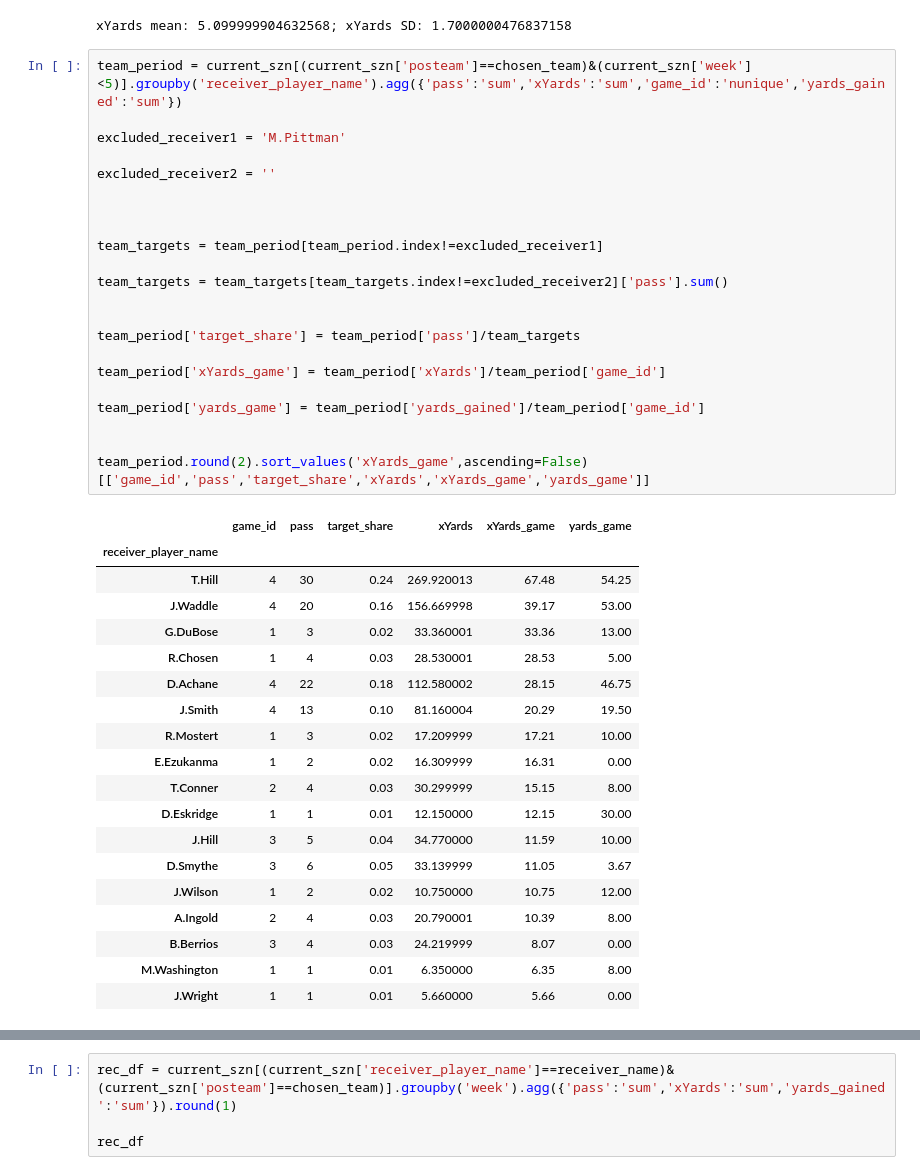
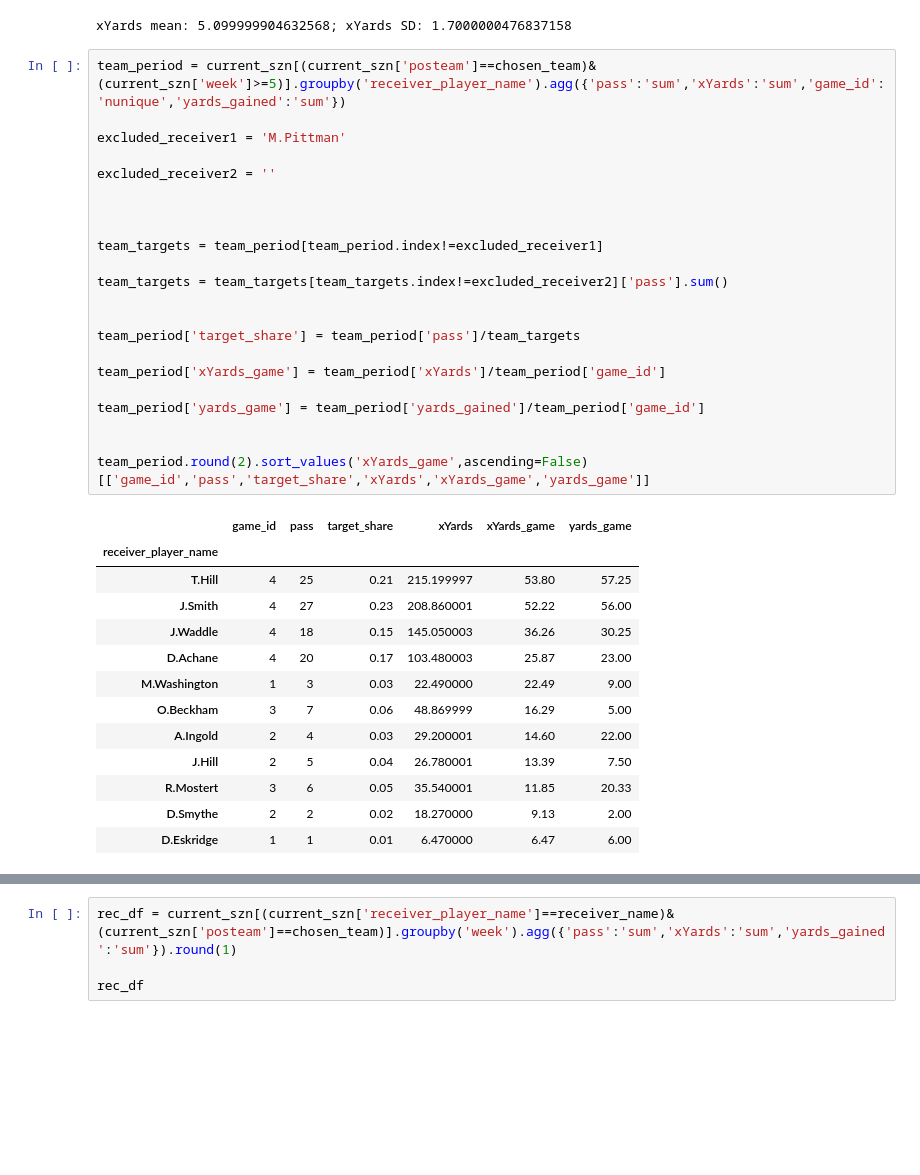
Before and after one commit to SalCacciatore/pro_football_analyzer, a Jupyter notebook: Receiving_Yards_Predictor/receiver_sim.ipynb, the cells around one changed output, grey strips where cells are left out. Drawn from its saved outputs; the diff is of its cells as text; blank space fills up the shorter version.

```diff
--- a/Receiving_Yards_Predictor/receiver_sim.ipynb
+++ b/Receiving_Yards_Predictor/receiver_sim.ipynb
@@ -250,47 +250,41 @@ print(f'xYards mean: {xYardsmean.round(1)}; xYards SD: {xYards_sd.round(1)}')
 # %% [output]
 xYards mean: 5.099999904632568; xYards SD: 1.7000000476837158
 # %%
-team_period = current_szn[(current_szn['posteam']==chosen_team)&(current_szn['week']<5)].groupby('receiver_player_name').agg({'pass':'sum','xYards':'sum','game_id':'nunique','yards_gained':'sum'})
+team_period = current_szn[(current_szn['posteam']==chosen_team)&(current_szn['week']>=5)].groupby('receiver_player_name').agg({'pass':'sum','xYards':'sum','game_id':'nunique','yards_gained':'sum'})
 
 excluded_receiver1 = 'M.Pittman'
 
 excluded_receiver2 = ''
 
 
 
 team_targets = team_period[team_period.index!=excluded_receiver1]
 
 team_targets = team_targets[team_targets.index!=excluded_receiver2]['pass'].sum()
 
 
 team_period['target_share'] = team_period['pass']/team_targets
 
 team_period['xYards_game'] = team_period['xYards']/team_period['game_id']
 
 team_period['yards_game'] = team_period['yards_gained']/team_period['game_id']
 
 
 team_period.round(2).sort_values('xYards_game',ascending=False)[['game_id','pass','target_share','xYards','xYards_game','yards_game']]
 # %% [output]
 |  | game_id | pass | target_share | xYards | xYards_game | yards_game |
 | receiver_player_name |  |  |  |  |  |  |
-| T.Hill | 4 | 30 | 0.24 | 269.920013 | 67.48 | 54.25 |
-| J.Waddle | 4 | 20 | 0.16 | 156.669998 | 39.17 | 53.00 |
-| G.DuBose | 1 | 3 | 0.02 | 33.360001 | 33.36 | 13.00 |
-| R.Chosen | 1 | 4 | 0.03 | 28.530001 | 28.53 | 5.00 |
-| D.Achane | 4 | 22 | 0.18 | 112.580002 | 28.15 | 46.75 |
-| J.Smith | 4 | 13 | 0.10 | 81.160004 | 20.29 | 19.50 |
-| R.Mostert | 1 | 3 | 0.02 | 17.209999 | 17.21 | 10.00 |
-| E.Ezukanma | 1 | 2 | 0.02 | 16.309999 | 16.31 | 0.00 |
-| T.Conner | 2 | 4 | 0.03 | 30.299999 | 15.15 | 8.00 |
-| D.Eskridge | 1 | 1 | 0.01 | 12.150000 | 12.15 | 30.00 |
-| J.Hill | 3 | 5 | 0.04 | 34.770000 | 11.59 | 10.00 |
-| D.Smythe | 3 | 6 | 0.05 | 33.139999 | 11.05 | 3.67 |
-| J.Wilson | 1 | 2 | 0.02 | 10.750000 | 10.75 | 12.00 |
-| A.Ingold | 2 | 4 | 0.03 | 20.790001 | 10.39 | 8.00 |
-| B.Berrios | 3 | 4 | 0.03 | 24.219999 | 8.07 | 0.00 |
-| M.Washington | 1 | 1 | 0.01 | 6.350000 | 6.35 | 8.00 |
-| J.Wright | 1 | 1 | 0.01 | 5.660000 | 5.66 | 0.00 |
+| T.Hill | 4 | 25 | 0.21 | 215.199997 | 53.80 | 57.25 |
+| J.Smith | 4 | 27 | 0.23 | 208.860001 | 52.22 | 56.00 |
+| J.Waddle | 4 | 18 | 0.15 | 145.050003 | 36.26 | 30.25 |
+| D.Achane | 4 | 20 | 0.17 | 103.480003 | 25.87 | 23.00 |
+| M.Washington | 1 | 3 | 0.03 | 22.490000 | 22.49 | 9.00 |
+| O.Beckham | 3 | 7 | 0.06 | 48.869999 | 16.29 | 5.00 |
+| A.Ingold | 2 | 4 | 0.03 | 29.200001 | 14.60 | 22.00 |
+| J.Hill | 2 | 5 | 0.04 | 26.780001 | 13.39 | 7.50 |
+| R.Mostert | 3 | 6 | 0.05 | 35.540001 | 11.85 | 20.33 |
+| D.Smythe | 2 | 2 | 0.02 | 18.270000 | 9.13 | 2.00 |
+| D.Eskridge | 1 | 1 | 0.01 | 6.470000 | 6.47 | 6.00 |
 # %%
 team_period['target_share'].sum()
 # %% [output]
```
Also changed, not shown: parts of 3 cells of this notebook, 2 other files.
